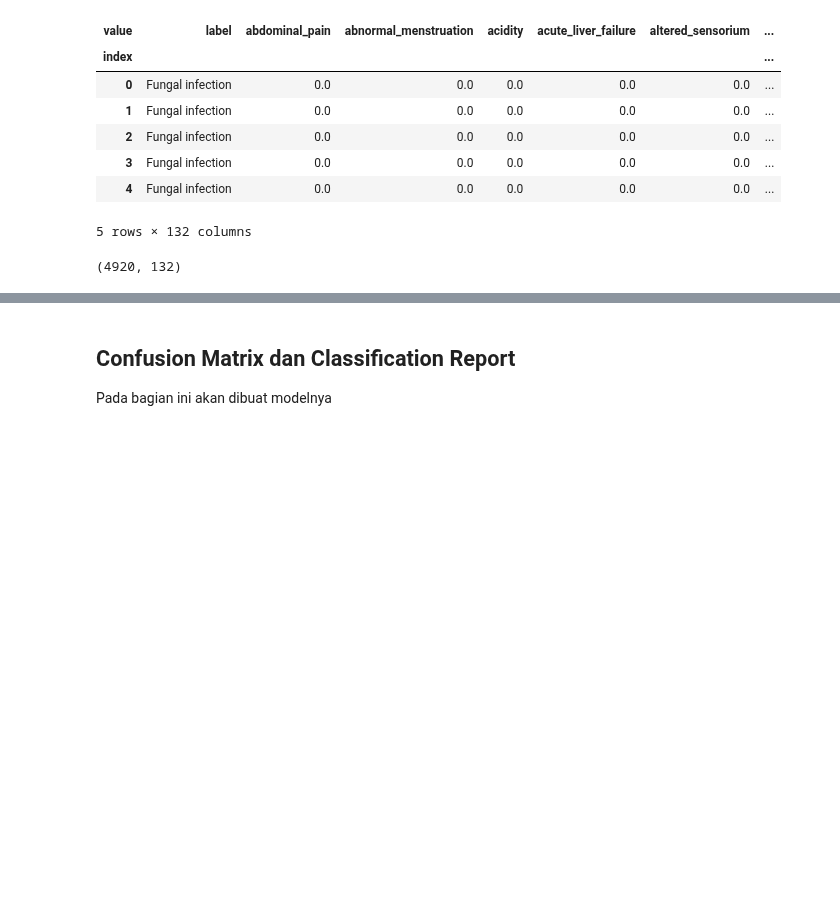
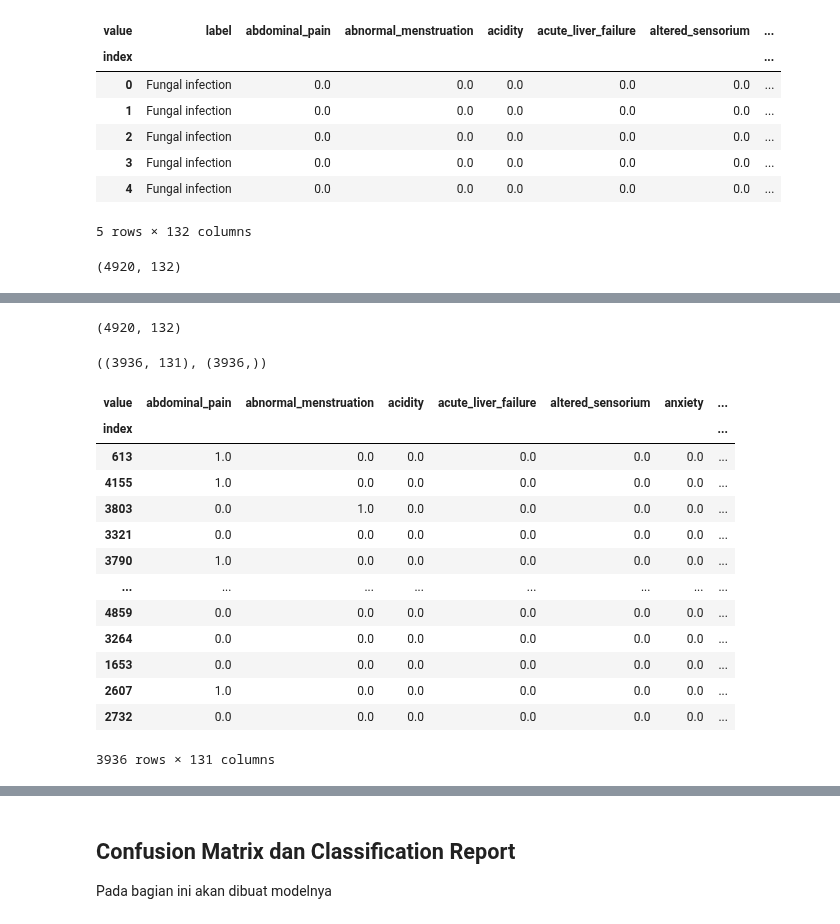
Before and after one commit to meidianarahmawati/mlt2hc7, a Jupyter notebook: Final Project.ipynb, the cells around one changed output, grey strips where cells are left out. Drawn from its saved outputs; the diff is of its cells as text; code cells hidden in the pictures; blank space fills up the shorter version.

```diff
--- a/Final Project.ipynb
+++ b/Final Project.ipynb
@@ -216,0 +256,7 @@ Pada bagian ini akan dibuat perbandingan model Random Forest Classifier dari skl
+# %%
+dictionary={}
+for i in range(len(list(le.classes_))):
+  dictionary[list(le.classes_)[i]]=i
+# %%
+dataset2 = diseases.replace(dictionary)
+dataset2.head()
@@ -216,0 +272,33 @@ Pada bagian ini akan dibuat perbandingan model Random Forest Classifier dari skl
+# %%
+dataset2.shape
+# %% [output]
+(4920, 132)
+# %%
+#Split dataset menjadi feature (X) dan label (y)
+dataset2.astype(int)
+y = dataset2['label']
+X = dataset2.drop(columns=['label'])
+# %%
+from sklearn.model_selection import train_test_split
+X_train, X_test, y_train, y_test = train_test_split(X, y, test_size=0.20, random_state=0)
+# %%
+X_train.shape, y_train.shape
+# %% [output]
+((3936, 131), (3936,))
+# %%
+X_train
+# %% [output]
+| value | abdominal_pain | abnormal_menstruation | acidity | acute_liver_failure | altered_sensorium | anxiety | ... |
+| index |  |  |  |  |  |  | ... |
+| 613 | 1.0 | 0.0 | 0.0 | 0.0 | 0.0 | 0.0 | ... |
+| 4155 | 1.0 | 0.0 | 0.0 | 0.0 | 0.0 | 0.0 | ... |
+| 3803 | 0.0 | 1.0 | 0.0 | 0.0 | 0.0 | 0.0 | ... |
+| 3321 | 0.0 | 0.0 | 0.0 | 0.0 | 0.0 | 0.0 | ... |
+| 3790 | 1.0 | 0.0 | 0.0 | 0.0 | 0.0 | 0.0 | ... |
+| ... | ... | ... | ... | ... | ... | ... | ... |
+| 4859 | 0.0 | 0.0 | 0.0 | 0.0 | 0.0 | 0.0 | ... |
+| 3264 | 0.0 | 0.0 | 0.0 | 0.0 | 0.0 | 0.0 | ... |
+| 1653 | 0.0 | 0.0 | 0.0 | 0.0 | 0.0 | 0.0 | ... |
+| 2607 | 1.0 | 0.0 | 0.0 | 0.0 | 0.0 | 0.0 | ... |
+| 2732 | 0.0 | 0.0 | 0.0 | 0.0 | 0.0 | 0.0 | ... |
+3936 rows × 131 columns
```
Also changed, not shown: parts of 43 cells of this notebook.
